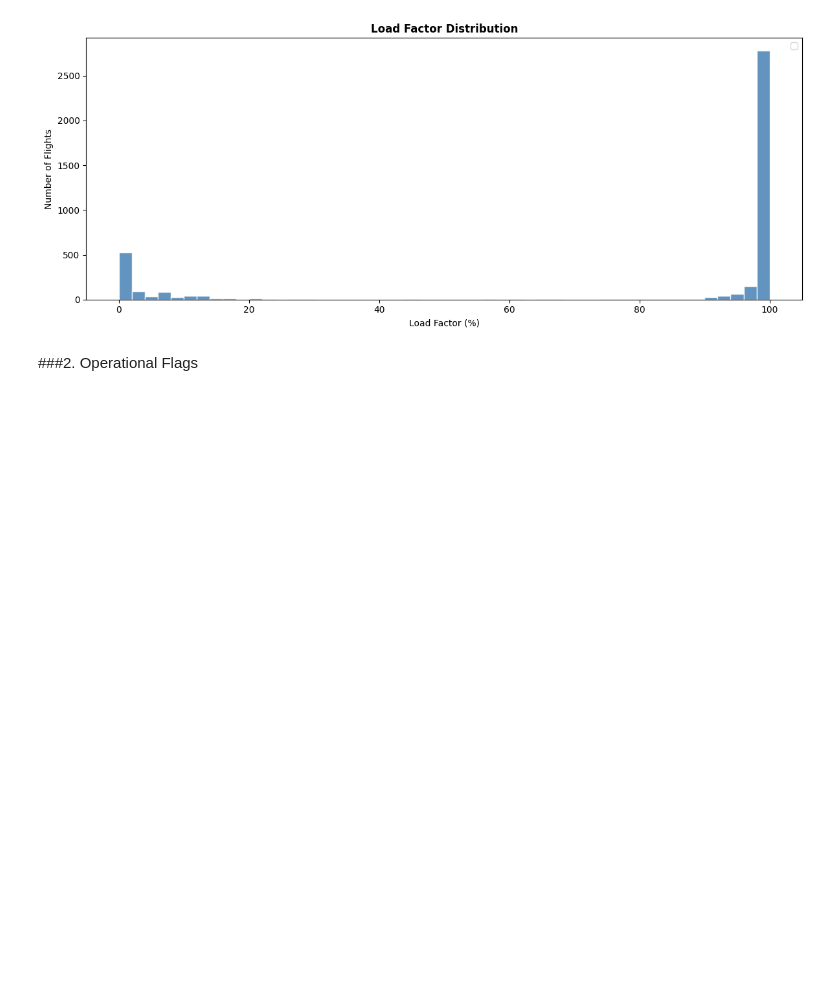
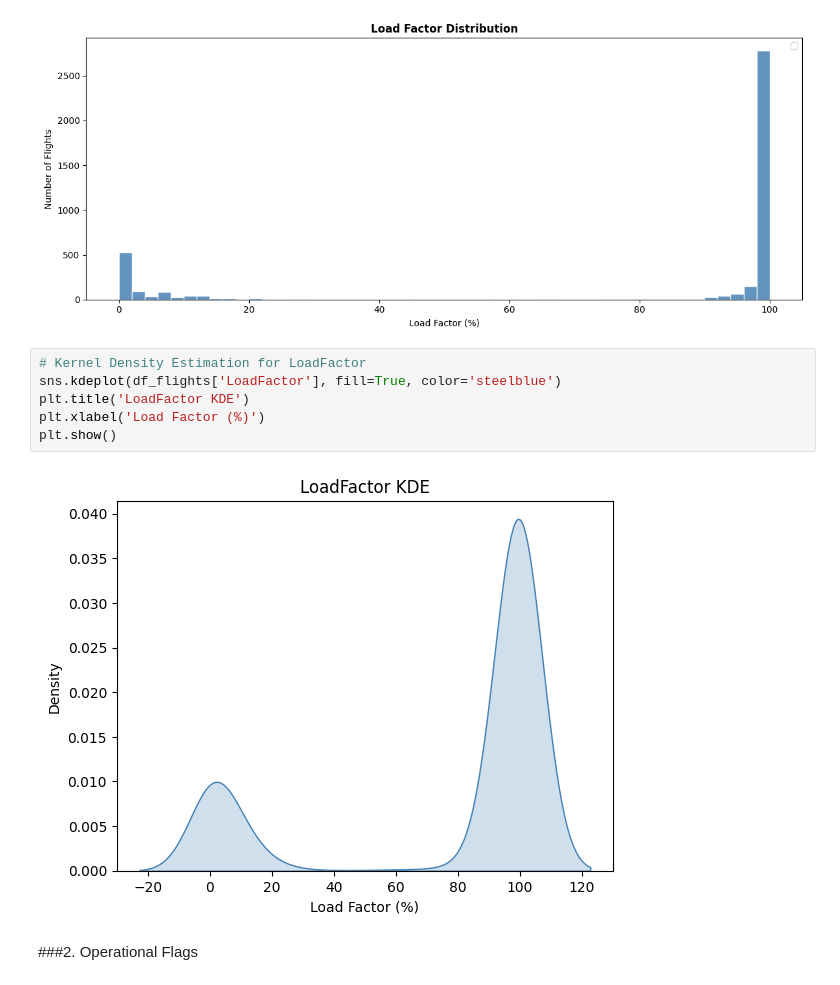
Before and after one commit to VildanaRazumova/thesis-demand-forecasting, a Jupyter notebook: thesis_notebook_final.ipynb, the cells around one changed output. Saved outputs shown, nothing was run; the diff lists cells and outputs as text; blank space fills up the shorter version.

```diff
--- a/thesis_notebook_final.ipynb
+++ b/thesis_notebook_final.ipynb
@@ -819,6 +846,14 @@ plt.tight_layout()
 plt.show()
 # %% [output]
 [figure]
+# %%
+# Kernel Density Estimation for LoadFactor
+sns.kdeplot(df_flights['LoadFactor'], fill=True, color='steelblue')
+plt.title('LoadFactor KDE')
+plt.xlabel('Load Factor (%)')
+plt.show()
+# %% [output]
+[figure, added]
 # %% [markdown]
 ###2. Operational Flags
 # %%
```
Also changed, not shown: parts of 5 cells of this notebook.
